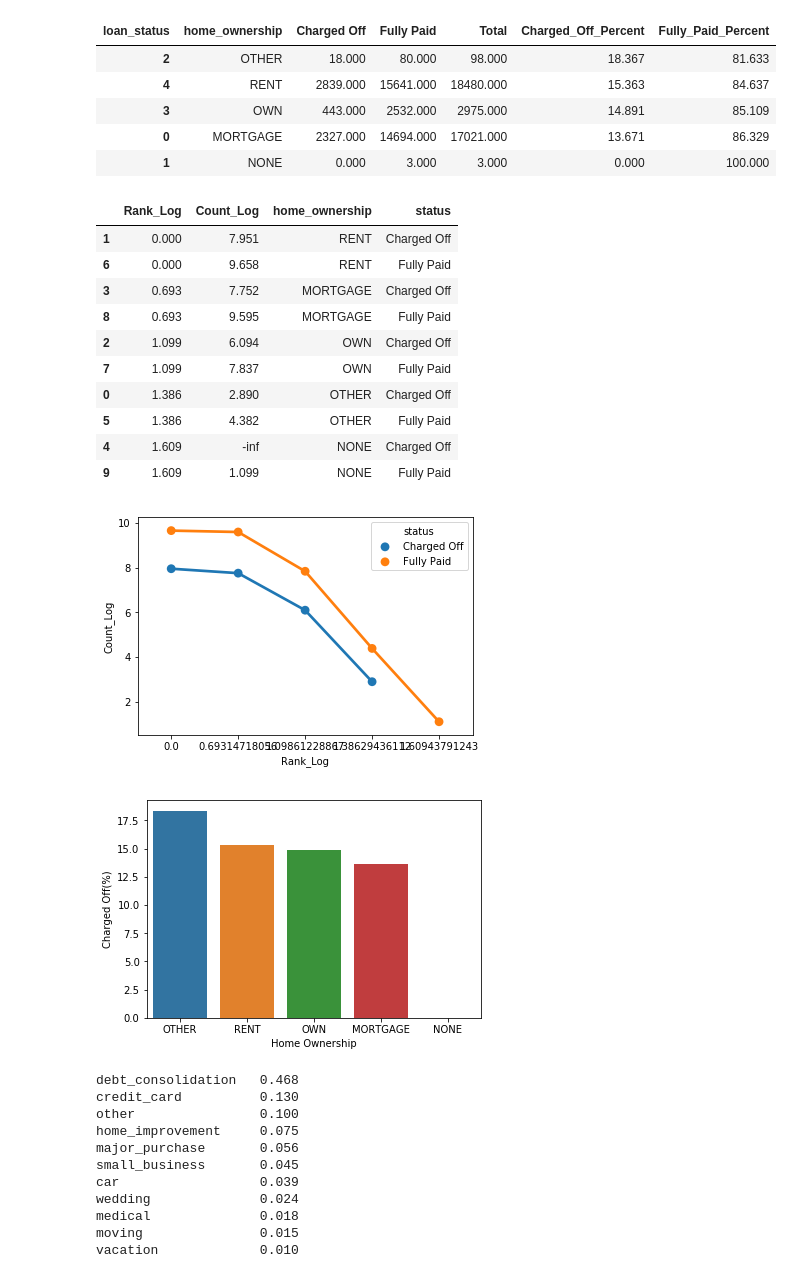
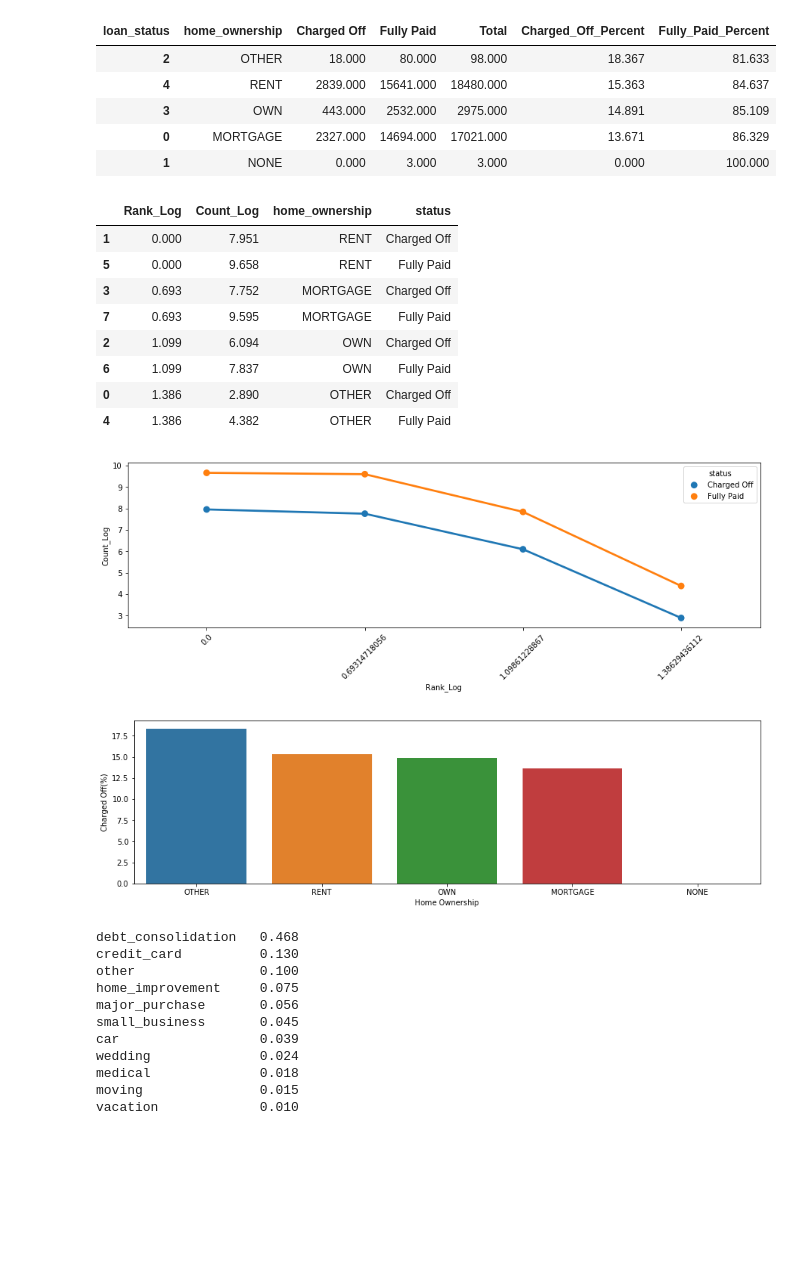
Before and after one commit to rahul-91/gramener-case-study, a Jupyter notebook: Achyut-Master.ipynb, the cells around one changed output. Drawn from its saved outputs; the diff is of its cells as text; code cells hidden in the pictures; blank space fills up the shorter version.

```diff
--- a/Achyut-Master.ipynb
+++ b/Achyut-Master.ipynb
@@ -326,31 +329,33 @@ home_ownership_analysis
 | 0 | MORTGAGE | 2327.000 | 14694.000 | 17021.000 | 13.671 | 86.329 |
 | 1 | NONE | 0.000 | 3.000 | 3.000 | 0.000 | 100.000 |
 # %%
-df = power_law_df(home_ownership_analysis, 'home_ownership')
-df.sort_values(by='Rank_Log')
+df_h = power_law_df(home_ownership_analysis.loc[home_ownership_analysis['Charged Off'] != 0, :], 'home_ownership')
+df_h.sort_values(by='Rank_Log')
 # %% [output]
 |  | Rank_Log | Count_Log | home_ownership | status |
 | 1 | 0.000 | 7.951 | RENT | Charged Off |
-| 6 | 0.000 | 9.658 | RENT | Fully Paid |
+| 5 | 0.000 | 9.658 | RENT | Fully Paid |
 | 3 | 0.693 | 7.752 | MORTGAGE | Charged Off |
-| 8 | 0.693 | 9.595 | MORTGAGE | Fully Paid |
+| 7 | 0.693 | 9.595 | MORTGAGE | Fully Paid |
 | 2 | 1.099 | 6.094 | OWN | Charged Off |
-| 7 | 1.099 | 7.837 | OWN | Fully Paid |
+| 6 | 1.099 | 7.837 | OWN | Fully Paid |
 | 0 | 1.386 | 2.890 | OTHER | Charged Off |
-| 5 | 1.386 | 4.382 | OTHER | Fully Paid |
-| 4 | 1.609 | -inf | NONE | Charged Off |
-| 9 | 1.609 | 1.099 | NONE | Fully Paid |
+| 4 | 1.386 | 4.382 | OTHER | Fully Paid |
 # %%
-sns.pointplot(x="Rank_Log", y="Count_Log", hue="status", data=df.loc[:,['Rank_Log', 'Count_Log', 'status']])
+plt.figure(figsize=(15,4))
+sns.pointplot(x="Rank_Log", y="Count_Log", hue="status", data=df_h.loc[:,['Rank_Log', 'Count_Log', 'status']])
+locs, labels = plt.xticks()
+plt.setp(labels, rotation=45)
 plt.show()
 # %% [output]
-[figure, old version]
+[figure, new version]
 # %%
+plt.figure(figsize=(15,4))
 sns.barplot(x="home_ownership", y="Charged_Off_Percent", data=home_ownership_analysis)\
     .set(ylabel='Charged Off(%)', xlabel='Home Ownership')
 plt.show()
 # %% [output]
-[figure, old version]
+[figure, new version]
 # %%
 loans_frame['purpose'].value_counts(normalize=True)
 # %% [output]
```
Also changed, not shown: parts of 29 cells of this notebook.
